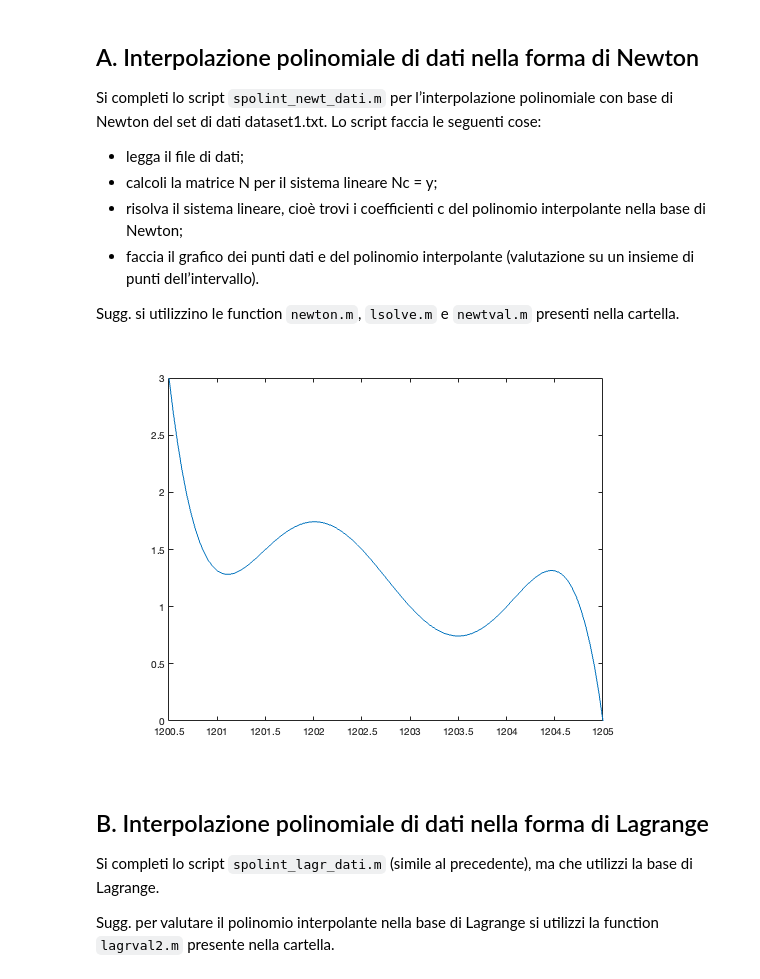
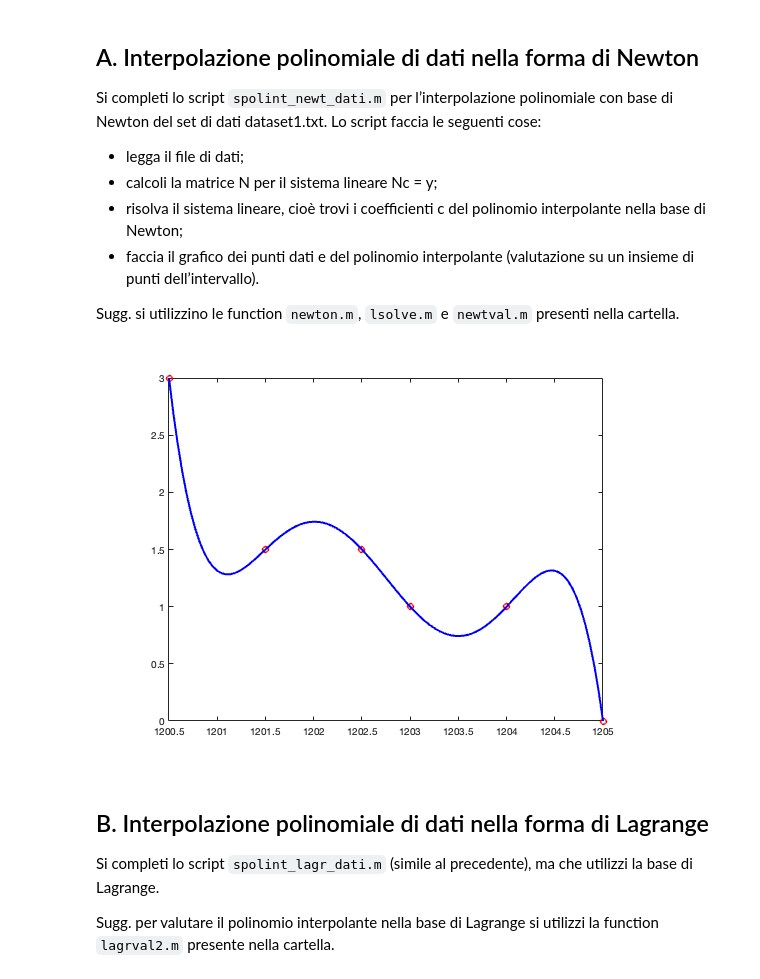
Before and after one commit to alessioarcara/mcn2023, a Jupyter notebook: esercitazioni/esercitazione_5/esercitazione.ipynb, the cells around one changed output. Drawn from its saved outputs; the diff is of its cells as text; code cells hidden in the pictures.

```diff
--- a/esercitazioni/esercitazione_5/esercitazione.ipynb
+++ b/esercitazioni/esercitazione_5/esercitazione.ipynb
@@ -26,9 +15,7 @@ y = lsolve(L, y);
-# %%
-xv = linspace(x(1), x(end), 100);
-yv = newtval(y, x, xv);
-plot(xv, yv)
-# %% [output]
-[figure, removed]
+# %%
+spolint_newt_dati()
+# %% [output]
+[figure, added]
 # %% [markdown]
 ## B. Interpolazione polinomiale di dati nella forma di Lagrange
 Si completi lo script `spolint_lagr_dati.m` (simile al precedente), ma che utilizzi la base di Lagrange.
```
Also changed, not shown: parts of 19 cells of this notebook, 7 other files.
